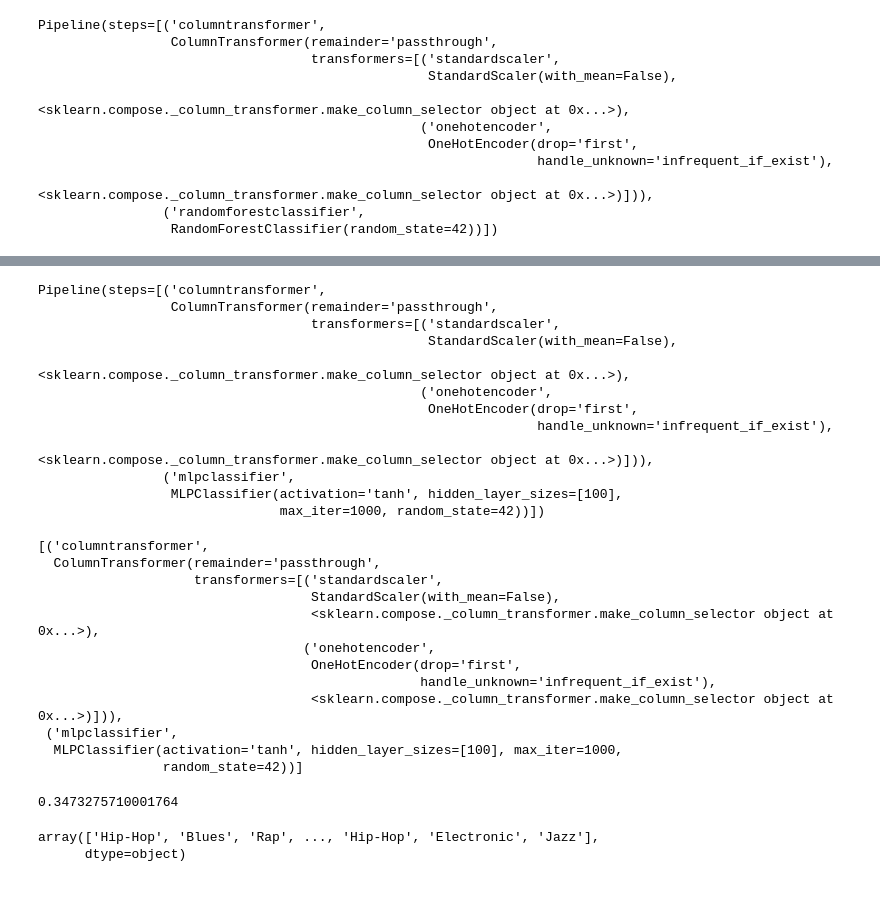
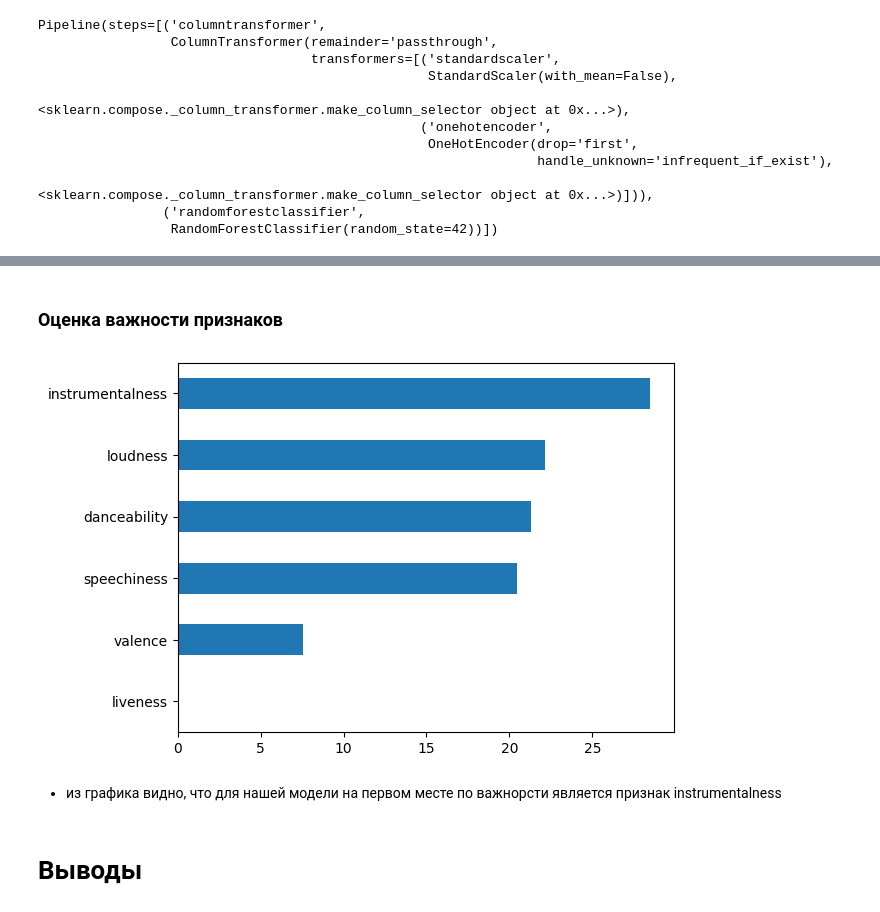
Before and after one commit to MasterVvisput/Learning-with-a-teacher, a Jupyter notebook: Соревнование.ipynb, the cells around one changed output, grey strips where cells are left out. Saved outputs shown, nothing was run; the diff lists cells and outputs as text; code cells hidden in the pictures.

```diff
--- a/Соревнование.ipynb
+++ b/Соревнование.ipynb
@@ -483,0 +512,6 @@ grid_rfc.best_score_
+# %%
+from catboost import CatBoostClassifier
+
+model_clf = CatBoostClassifier(random_state=42)
+pipline_clf = make_pipeline(column_transformer, model_clf)
+pipline_clf
@@ -483,0 +530,11 @@ grid_rfc.best_score_
+# %%
+params_clf = {
+          'columntransformer__standardscaler': [StandardScaler(with_mean=False)],
+          'catboostclassifier__iterations':[5],
+          'catboostclassifier__learning_rate':[0.1]
+         }
+# %%
+grid_clf= GridSearchCV(pipline_clf, params_clf, cv=5, scoring='f1_micro')
+grid_clf.fit(X_train, y_train, )
+pred_clf = grid_clf.predict(X_test)
+f1_score(y_test, pred_clf, average='micro')
@@ -499,33 +610,0 @@ answer.to_csv('answer.csv', index=False)
-# %%
-model_mlp= MLPClassifier(random_state=42, activation='tanh',
-                         hidden_layer_sizes=[100], max_iter=1000)
-pipline_mlp = make_pipeline(column_transformer, model_mlp)
-pipline_mlp
-# %% [output]
-Pipeline(steps=[('columntransformer',
-                 ColumnTransformer(remainder='passthrough',
-                                   transformers=[('standardscaler',
-                                                  StandardScaler(with_mean=False),
-                                                  <sklearn.compose._column_transformer.make_column_selector object at 0x...>),
-                                                 ('onehotencoder',
-                                                  OneHotEncoder(drop='first',
-                                                                handle_unknown='infrequent_if_exist'),
-                                                  <sklearn.compose._column_transformer.make_column_selector object at 0x...>)])),
-                ('mlpclassifier',
-                 MLPClassifier(activation='tanh', hidden_layer_sizes=[100],
-                               max_iter=1000, random_state=42))])
-# %%
-pipline_mlp.steps
-# %% [output]
-[('columntransformer',
-  ColumnTransformer(remainder='passthrough',
-                    transformers=[('standardscaler',
-                                   StandardScaler(with_mean=False),
-                                   <sklearn.compose._column_transformer.make_column_selector object at 0x...>),
-                                  ('onehotencoder',
-                                   OneHotEncoder(drop='first',
-                                                 handle_unknown='infrequent_if_exist'),
-                                   <sklearn.compose._column_transformer.make_column_selector object at 0x...>)])),
- ('mlpclassifier',
-  MLPClassifier(activation='tanh', hidden_layer_sizes=[100], max_iter=1000,
-                random_state=42))]
@@ -536,13 +610,0 @@ params_mlp = {
-# %%
-grid_mlp = GridSearchCV(pipline_mlp, params_mlp, cv=5, scoring='f1_micro')
-#grid_mlp.fit(X_train, y_train, )
-#pred_mlp = grid_mlp.predict(X_test)
-#f1_score(y_test, pred_rfc, average='micro')
-# %% [output]
-0.3473275710001764
-# %%
-pred_mlp_test = grid_rfc.predict(data_test)
-pred_mlp_test
-# %% [output]
-array(['Hip-Hop', 'Blues', 'Rap', ..., 'Hip-Hop', 'Electronic', 'Jazz'],
-      dtype=object)
@@ -552,0 +611,11 @@ answer.to_csv('answer_mlp.csv', index=False)
+# %% [markdown]
+### Оценка важности признаков
+# %%
+_ = pd.Series(grid_clf.best_estimator_[1].feature_importances_,
+              index=grid_clf.feature_names_in_).sort_values().plot(kind='barh')
+# %% [output]
+[figure, added]
+# %% [markdown]
+- из графика видно, что для нашей модели на первом месте по важнорсти является признак instrumentalness
+# %% [markdown]
+# Выводы
```
Also changed, not shown: parts of 50 cells of this notebook.
